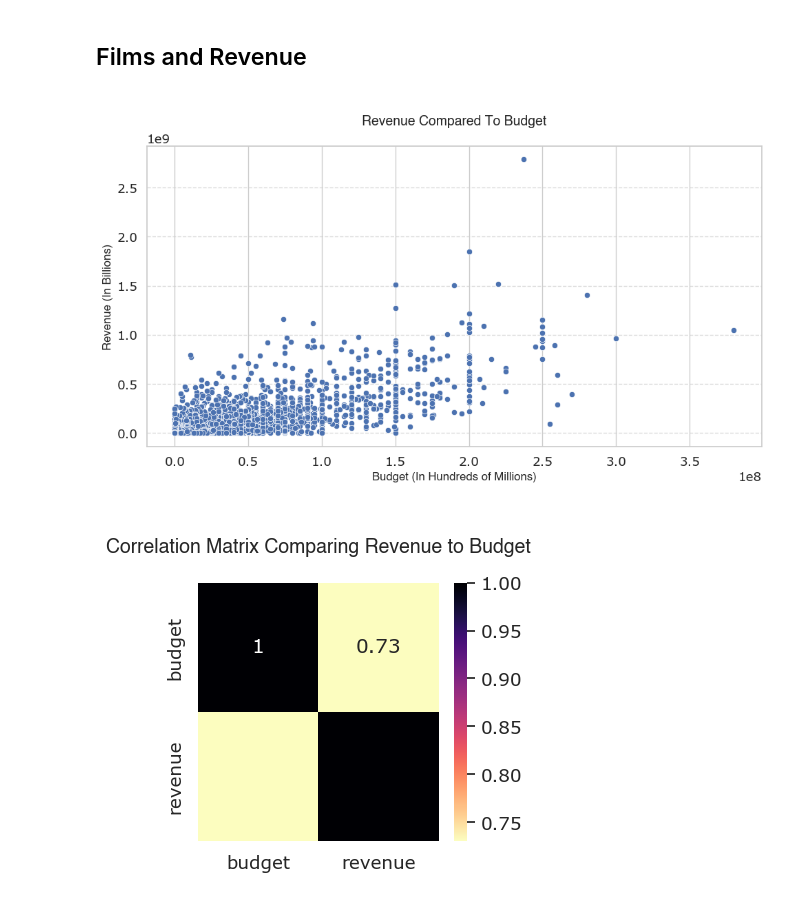
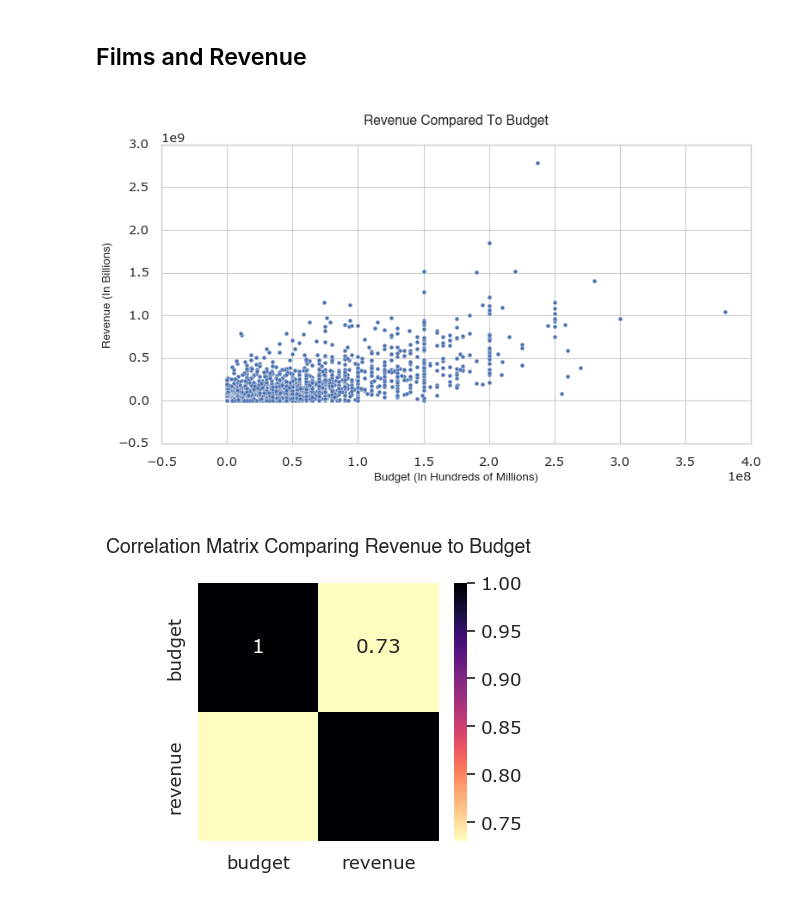
Before and after one commit to ldearlove/TMDB_project, a Jupyter notebook: TMDB_Liam_Final.ipynb, the cells around one changed output. Saved outputs shown, nothing was run; the diff lists cells and outputs as text; code cells hidden in the pictures.

```diff
--- a/TMDB_Liam_Final.ipynb
+++ b/TMDB_Liam_Final.ipynb
@@ -102,19 +81,18 @@ new_df = df[['budget', 'revenue']].copy()
 # %%
 # Use the new dataframe to compare revenue and budget using a scatterplot
 plt.figure(figsize=(10, 6))
 sns.scatterplot(x='budget',
                 y='revenue',
                 data=new_df,
                )
-sns.set(font_scale=1.2, style='whitegrid', font='Verdana')
+#sns.set(font_scale=1.2, style='whitegrid', font='Verdana')
 plt.xlabel('Budget (In Hundreds of Millions)', fontdict={'family': 'Helvetica', 'size': 12})
 plt.ylabel('Revenue (In Billions)', fontdict={'family': 'Helvetica', 'size': 12})
 plt.title('\nRevenue Compared To Budget\n', fontdict={'family': 'Helvetica', 'size': 14})
-plt.grid(axis='y', linestyle='--', alpha=0.7)
 plt.tight_layout()
 plt.show()
 # %% [output]
-[figure, old version]
+[figure, new version]
 # %%
 # Create a correlation matrix to visual the potential correlation between revenue and budget
 numeric_df = new_df.select_dtypes(include=np.number)
```
Also changed, not shown: parts of 19 cells of this notebook.
